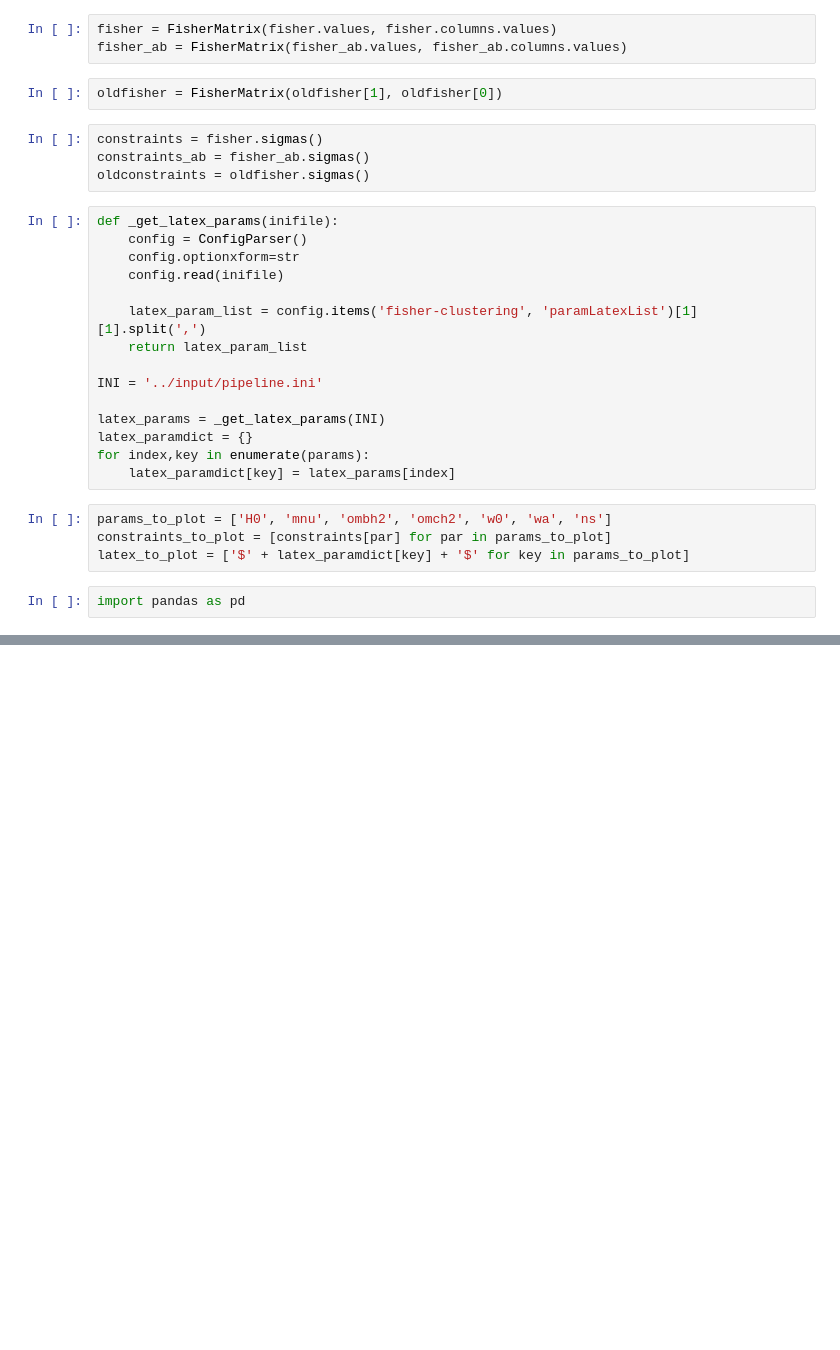
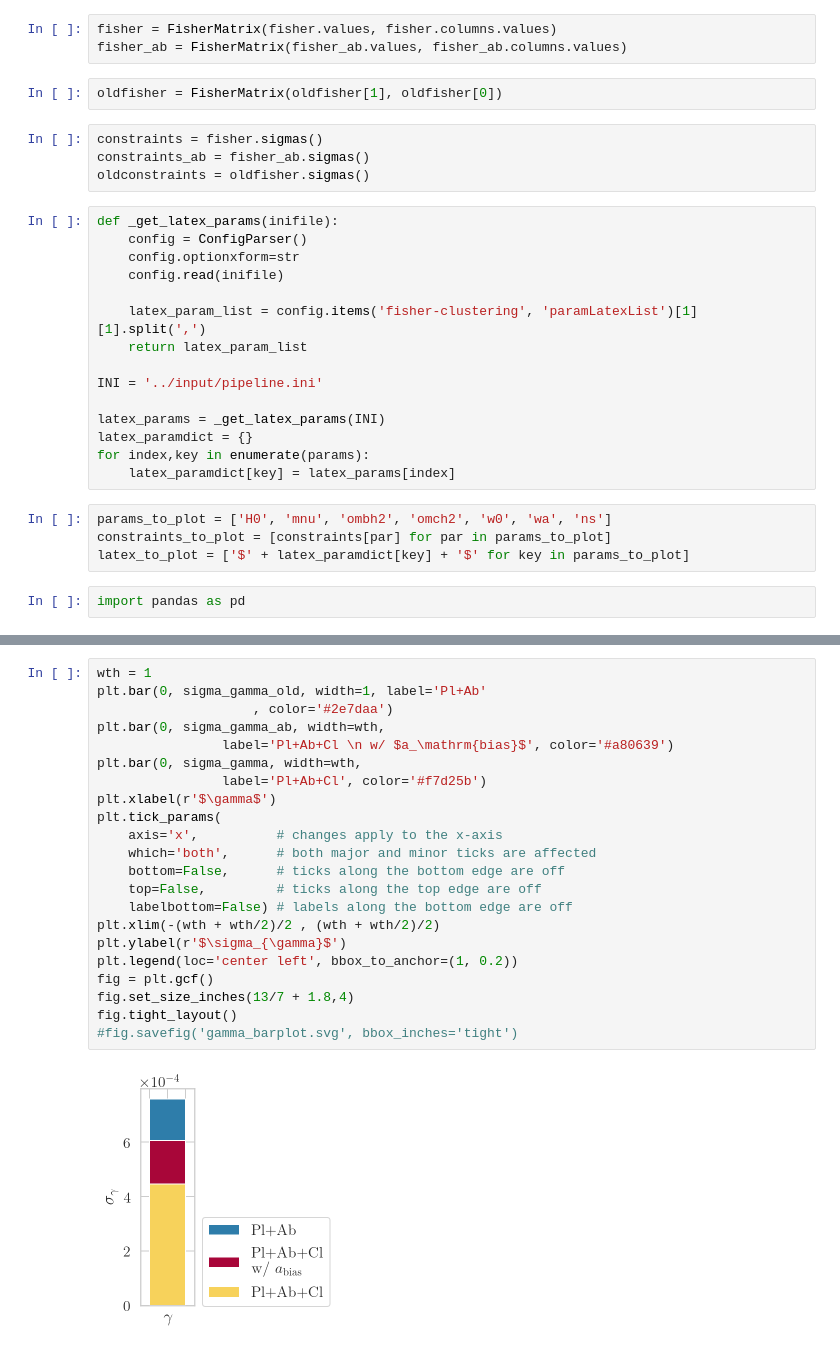
Before and after one commit to nbatta/szar, a Jupyter notebook: ipynbs/clustering_plots.ipynb, the cells around one changed output, grey strips where cells are left out. Saved outputs shown, nothing was run; the diff lists cells and outputs as text; blank space fills up the shorter version.

```diff
--- a/ipynbs/clustering_plots.ipynb
+++ b/ipynbs/clustering_plots.ipynb
@@ -114,0 +129,24 @@ fig.savefig('barplot.svg', bbox_inches='tight')
+# %%
+wth = 1
+plt.bar(0, sigma_gamma_old, width=1, label='Pl+Ab'
+                    , color='#2e7daa')
+plt.bar(0, sigma_gamma_ab, width=wth,
+                label='Pl+Ab+Cl \n w/ $a_\mathrm{bias}$', color='#a80639')
+plt.bar(0, sigma_gamma, width=wth,
+                label='Pl+Ab+Cl', color='#f7d25b')
+plt.xlabel(r'$\gamma$')
+plt.tick_params(
+    axis='x',          # changes apply to the x-axis
+    which='both',      # both major and minor ticks are affected
+    bottom=False,      # ticks along the bottom edge are off
+    top=False,         # ticks along the top edge are off
+    labelbottom=False) # labels along the bottom edge are off
+plt.xlim(-(wth + wth/2)/2 , (wth + wth/2)/2)
+plt.ylabel(r'$\sigma_{\gamma}$')
+plt.legend(loc='center left', bbox_to_anchor=(1, 0.2))
+fig = plt.gcf()
+fig.set_size_inches(13/7 + 1.8,4)
+fig.tight_layout()
+#fig.savefig('gamma_barplot.svg', bbox_inches='tight')
+# %% [output]
+[figure, added]
```
Also changed, not shown: parts of 5 cells of this notebook, 1 other file.
